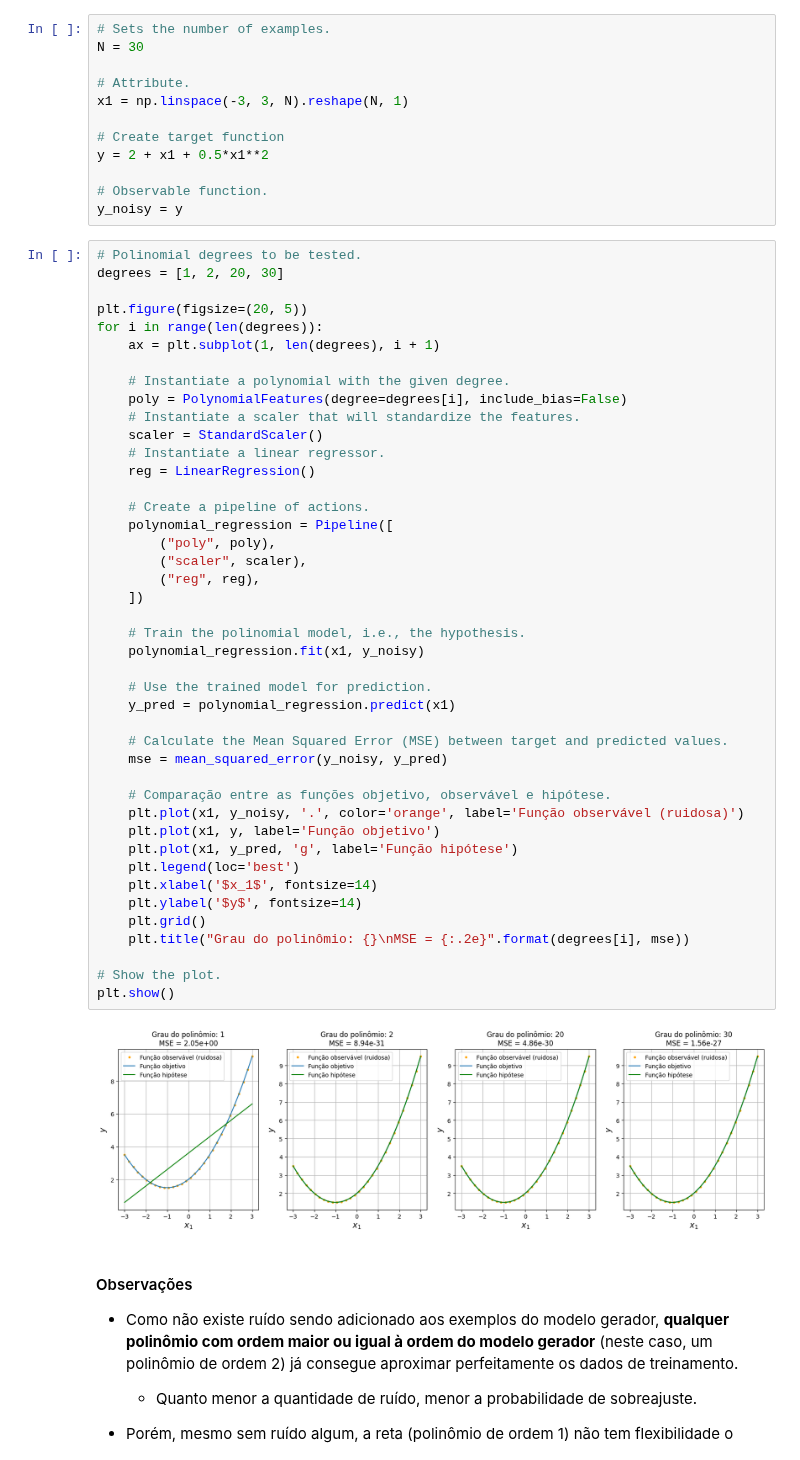
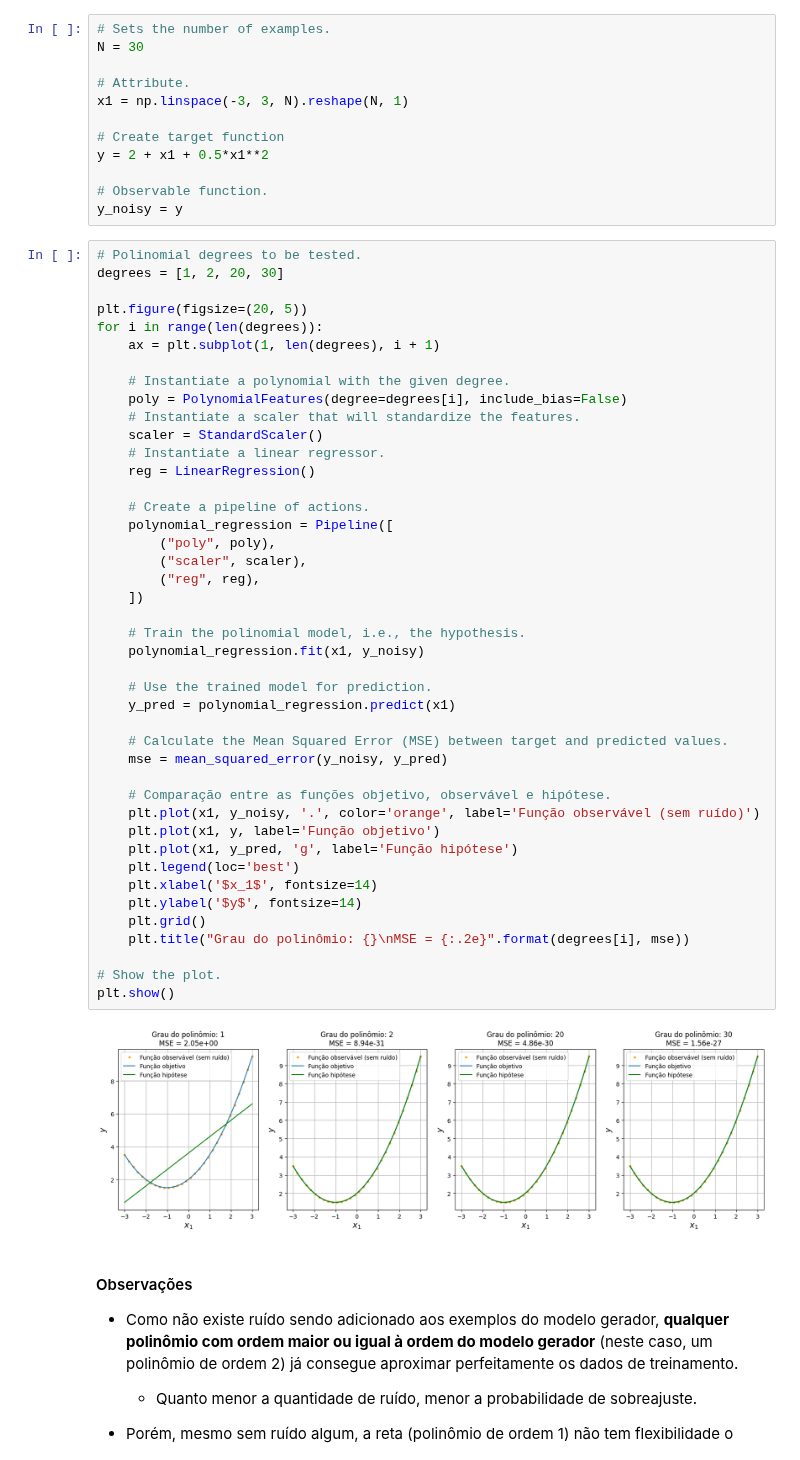
Before and after one commit to zz4fap/t319_aprendizado_de_maquina, a Jupyter notebook: notebooks/regression/polynomial_regression.ipynb, the cells around one changed output. Drawn from its saved outputs; the diff is of its cells as text.

```diff
--- a/notebooks/regression/polynomial_regression.ipynb
+++ b/notebooks/regression/polynomial_regression.ipynb
@@ -191,35 +191,35 @@ for i in range(len(degrees)):
     reg = LinearRegression()
 
     # Create a pipeline of actions.
     polynomial_regression = Pipeline([
         ("poly", poly),
         ("scaler", scaler),
         ("reg", reg),
     ])
 
     # Train the polinomial model, i.e., the hypothesis.
     polynomial_regression.fit(x1, y_noisy)
 
     # Use the trained model for prediction.
     y_pred = polynomial_regression.predict(x1)
 
     # Calculate the Mean Squared Error (MSE) between target and predicted values.
     mse = mean_squared_error(y_noisy, y_pred)
 
     # Comparação entre as funções objetivo, observável e hipótese.
-    plt.plot(x1, y_noisy, '.', color='orange', label='Função observável (ruidosa)')
+    plt.plot(x1, y_noisy, '.', color='orange', label='Função observável (sem ruído)')
     plt.plot(x1, y, label='Função objetivo')
     plt.plot(x1, y_pred, 'g', label='Função hipótese')
     plt.legend(loc='best')
     plt.xlabel('$x_1$', fontsize=14)
     plt.ylabel('$y$', fontsize=14)
     plt.grid()
     plt.title("Grau do polinômio: {}\nMSE = {:.2e}".format(degrees[i], mse))
 
 # Show the plot.
 plt.show()
 # %% [output]
-[figure, old version]
+[figure, new version]
 # %% [markdown]
 #### Observações
 
```
